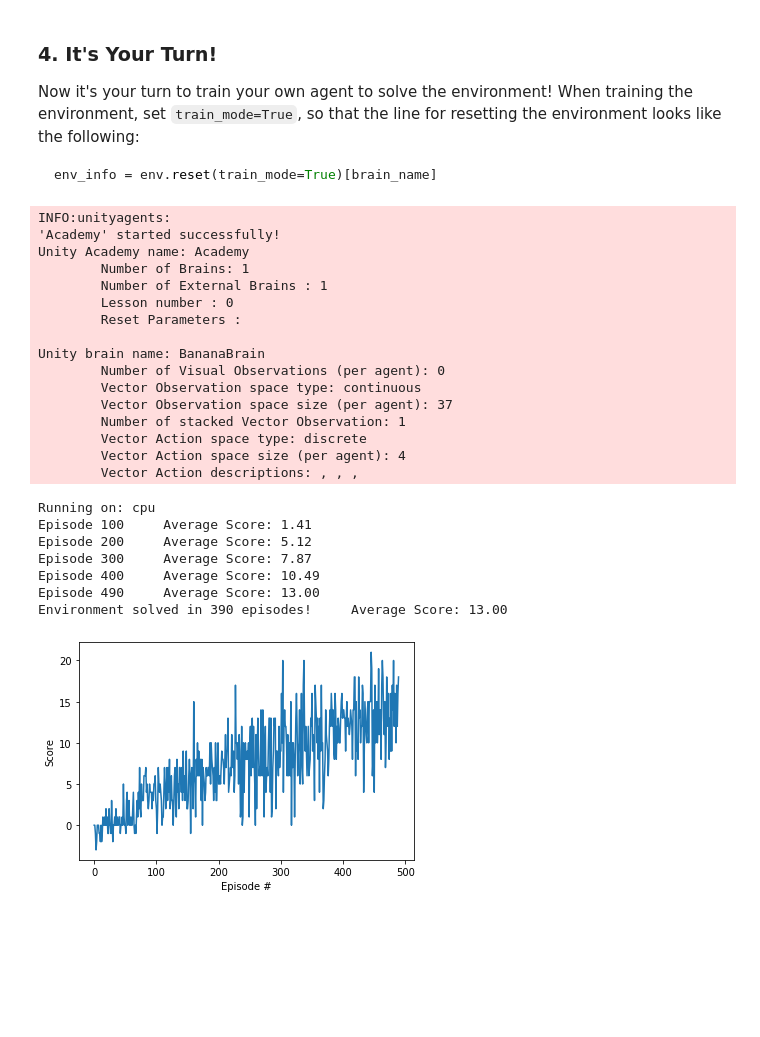
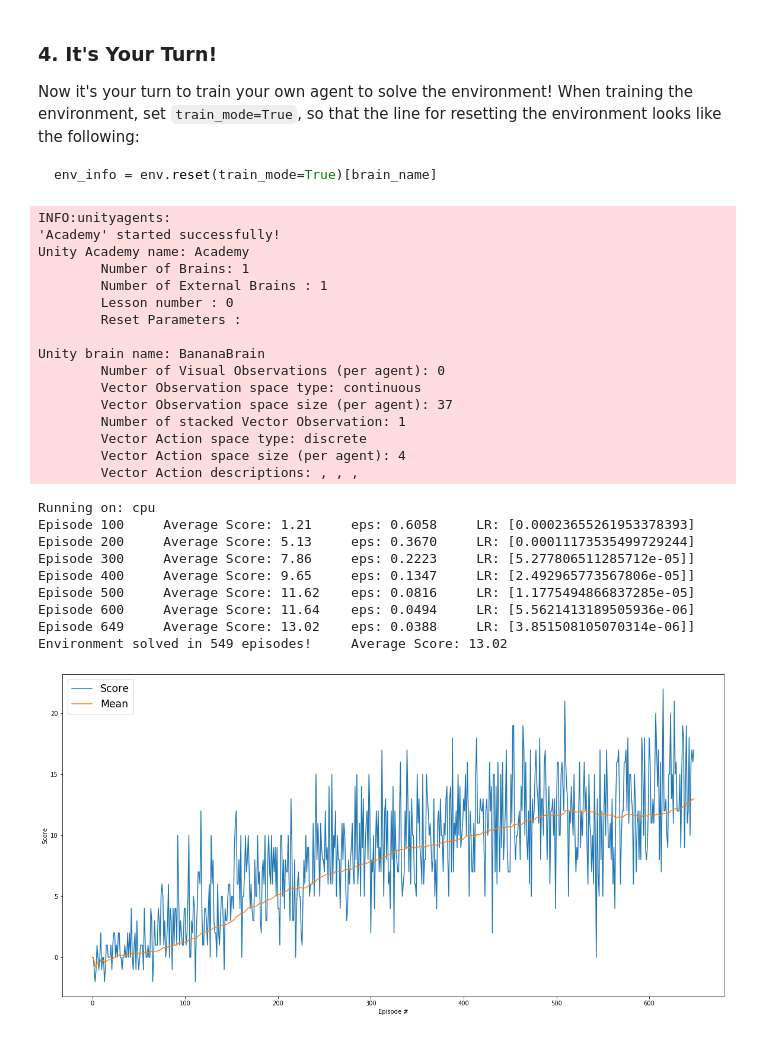
Before and after one commit to silviomori/udacity-deep-reinforcement-learning-p1-navigation, a Jupyter notebook: Navigation.ipynb, the cells around one changed output. Drawn from its saved outputs; the diff is of its cells as text; code cells hidden in the pictures; blank space fills up the shorter version.

Commit message:
feat: Print eps and LR; Plot mean scores

```diff
--- a/Navigation.ipynb
+++ b/Navigation.ipynb
@@ -204,7 +204,8 @@ def dqn(n_episodes=2000, max_t=1000, eps_start=1.0, eps_end=0.01, eps_decay=0.99
         eps_end (float): minimum value of epsilon
         eps_decay (float): multiplicative factor (per episode) for decreasing epsilon
     """
-    scores = []                        # list containing scores from each episode
+    scores = []       # list containing scores from each episode
+    scores_mean = []  # list the mean of the window scores
     scores_window = deque(maxlen=100)  # last 100 scores
     eps = eps_start                    # initialize epsilon
     for i_episode in range(1, n_episodes+1):
@@ -221,17 +222,24 @@ def dqn(n_episodes=2000, max_t=1000, eps_start=1.0, eps_end=0.01, eps_decay=0.99
             score += reward
             if done:
                 break
+
+        scores.append(score)              # save most recent score
         scores_window.append(score)       # save most recent score
-        scores.append(score)              # save most recent score
+        scores_mean.append(np.mean(scores_window))
+
+        print('\rEpisode {}\tAverage Score: {:.2f}\teps: {:.4f}\tLR: {}'
+              .format(i_episode, scores_mean[-1], eps, agent.lr_scheduler.get_lr()), end="")
+
         eps = max(eps_end, eps_decay*eps) # decrease epsilon
-        print('\rEpisode {}\tAverage Score: {:.2f}'.format(i_episode, np.mean(scores_window)), end="")
+
         if i_episode % 100 == 0:
-            print('\rEpisode {}\tAverage Score: {:.2f}'.format(i_episode, np.mean(scores_window)))
+            print('\rEpisode {}\tAverage Score: {:.2f}\teps: {:.4f}\tLR: {}'
+                  .format(i_episode, scores_mean[-1], eps, agent.lr_scheduler.get_lr()))
         if np.mean(scores_window)>=13.0:
             print('\nEnvironment solved in {:d} episodes!\tAverage Score: {:.2f}'.format(i_episode-100, np.mean(scores_window)))
             torch.save(agent.qnetwork_local.state_dict(), 'checkpoint.pth')
             break
-    return scores
+    return scores, scores_mean
 # %%
 ### Create and train the Agent
 
@@ -252,40 +260,46 @@ state_size = len(state)
 agent = Agent(state_size=state_size, action_size=action_size, seed=0)
 
 ## Train the Agent
-scores = dqn()
+scores, mean = dqn()
 
 ## Plot the scores
-fig = plt.figure()
+fig = plt.figure(figsize=(20,10))
+
 ax = fig.add_subplot(111)
 plt.plot(np.arange(len(scores)), scores)
+plt.plot(np.arange(len(mean)), mean)
 plt.ylabel('Score')
 plt.xlabel('Episode #')
+plt.legend(('Score', 'Mean'), fontsize='xx-large')
+
 plt.show()
 
 ## Close the environment
 env.close()
 # %% [output]
 INFO:unityagents:
 'Academy' started successfully!
 Unity Academy name: Academy
         Number of Brains: 1
         Number of External Brains : 1
         Lesson number : 0
         Reset Parameters :
 
 Unity brain name: BananaBrain
         Number of Visual Observations (per agent): 0
         Vector Observation space type: continuous
         Vector Observation space size (per agent): 37
         Number of stacked Vector Observation: 1
         Vector Action space type: discrete
         Vector Action space size (per agent): 4
         Vector Action descriptions: , , ,
 Running on: cpu
-Episode 100     Average Score: 1.41
-Episode 200     Average Score: 5.12
-Episode 300     Average Score: 7.87
-Episode 400     Average Score: 10.49
-Episode 490     Average Score: 13.00
-Environment solved in 390 episodes!     Average Score: 13.00
+Episode 100     Average Score: 1.21     eps: 0.6058     LR: [0.00023655261953378393]
+Episode 200     Average Score: 5.13     eps: 0.3670     LR: [0.00011173535499729244]
+Episode 300     Average Score: 7.86     eps: 0.2223     LR: [5.277806511285712e-05]]
+Episode 400     Average Score: 9.65     eps: 0.1347     LR: [2.492965773567806e-05]]
+Episode 500     Average Score: 11.62    eps: 0.0816     LR: [1.1775494866837285e-05]
+Episode 600     Average Score: 11.64    eps: 0.0494     LR: [5.5621413189505936e-06]
+Episode 649     Average Score: 13.02    eps: 0.0388     LR: [3.851508105070314e-06]]
+Environment solved in 549 episodes!     Average Score: 13.02
-[figure, old version]
+[figure, new version]
```
